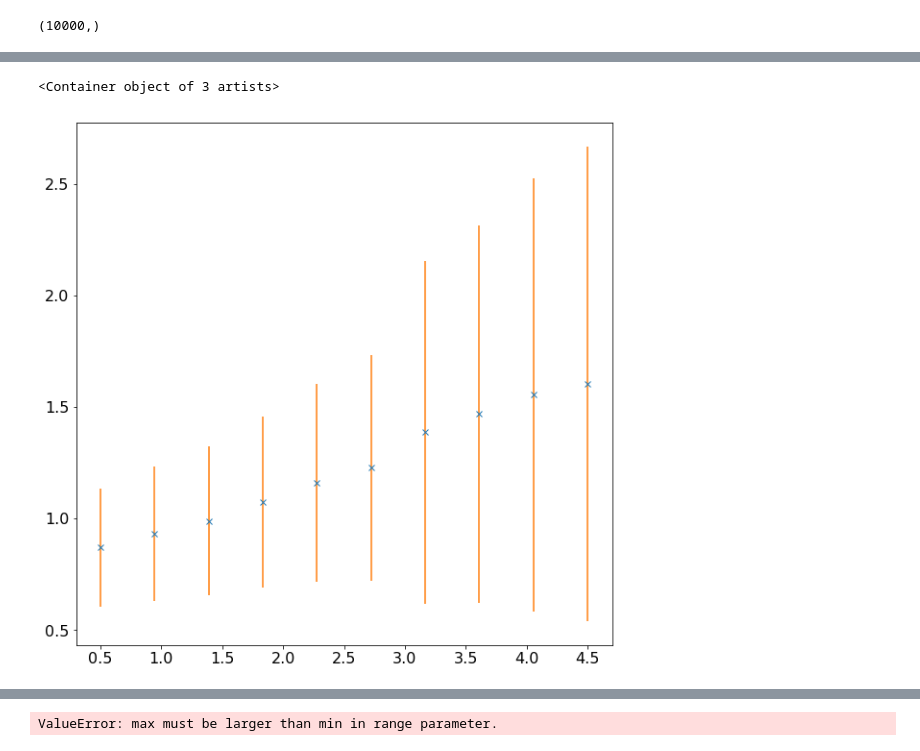
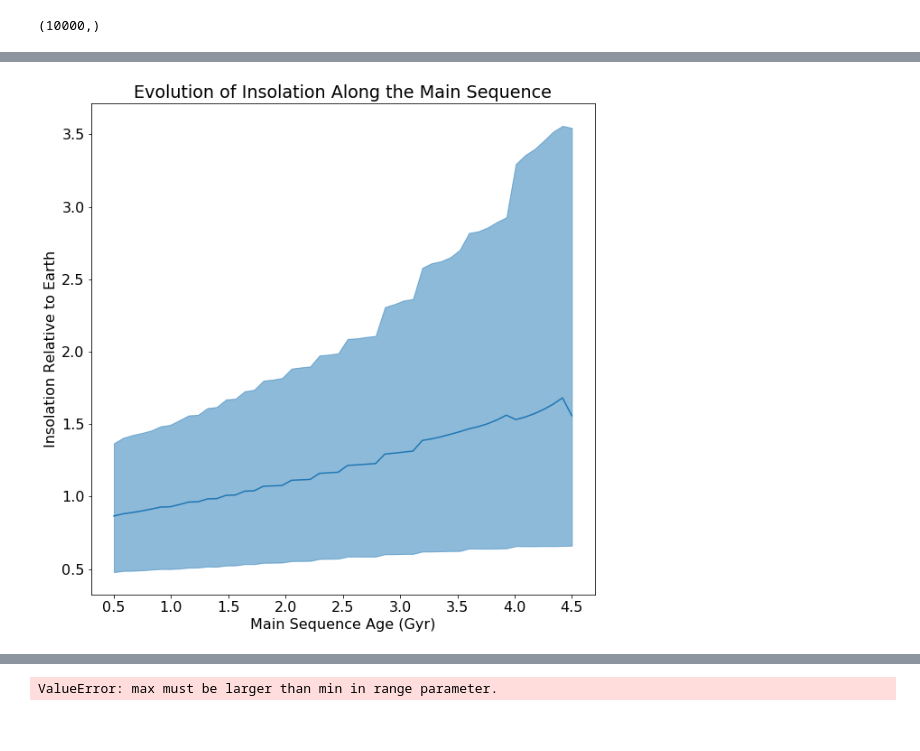
Before and after one commit to farr/Aldebaran, a Jupyter notebook: notebooks/equilibrium.ipynb, the cells around one changed output, grey strips where cells are left out. Cells and saved outputs as stored; diff of their text form; code cells hidden in the pictures.

```diff
--- a/notebooks/equilibrium.ipynb
+++ b/notebooks/equilibrium.ipynb
@@ -230,9 +248,14 @@ print means
-# %%
-plt.plot(times,means,'x')
-plt.errorbar(times,means,yerr=stds,linestyle='none')
-# %% [output]
-<Container object of 3 artists>
-[figure, removed]
+# %%
+# plt.plot(times,means,'x')
+# plt.errorbar(times,means,yerr=stds,linestyle='none')
+plt.plot(times,means,'-')
+plt.fill_between(times,lowers,uppers,color=colours[0],alpha=0.5)
+plt.xlabel('Main Sequence Age (Gyr)')
+plt.ylabel('Insolation Relative to Earth')
+plt.title('Evolution of Insolation Along the Main Sequence')
+plt.savefig('insolation.png')
+# %% [output]
+[figure, added]
 # %%
 plt.plot(times,meanells,'x')
 plt.errorbar(times,meanells,yerr=stdells,linestyle='none')
```
Also changed, not shown: parts of 17 cells of this notebook, 2 other files.
